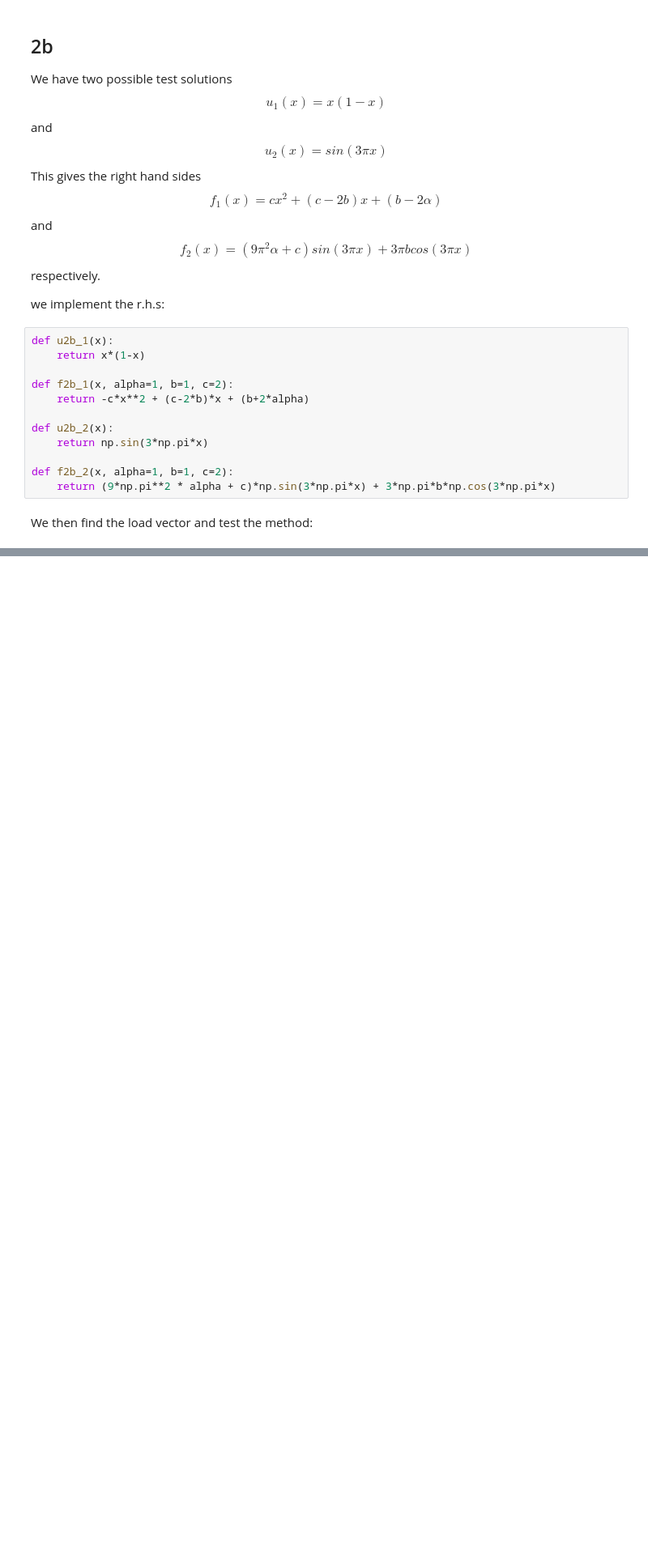
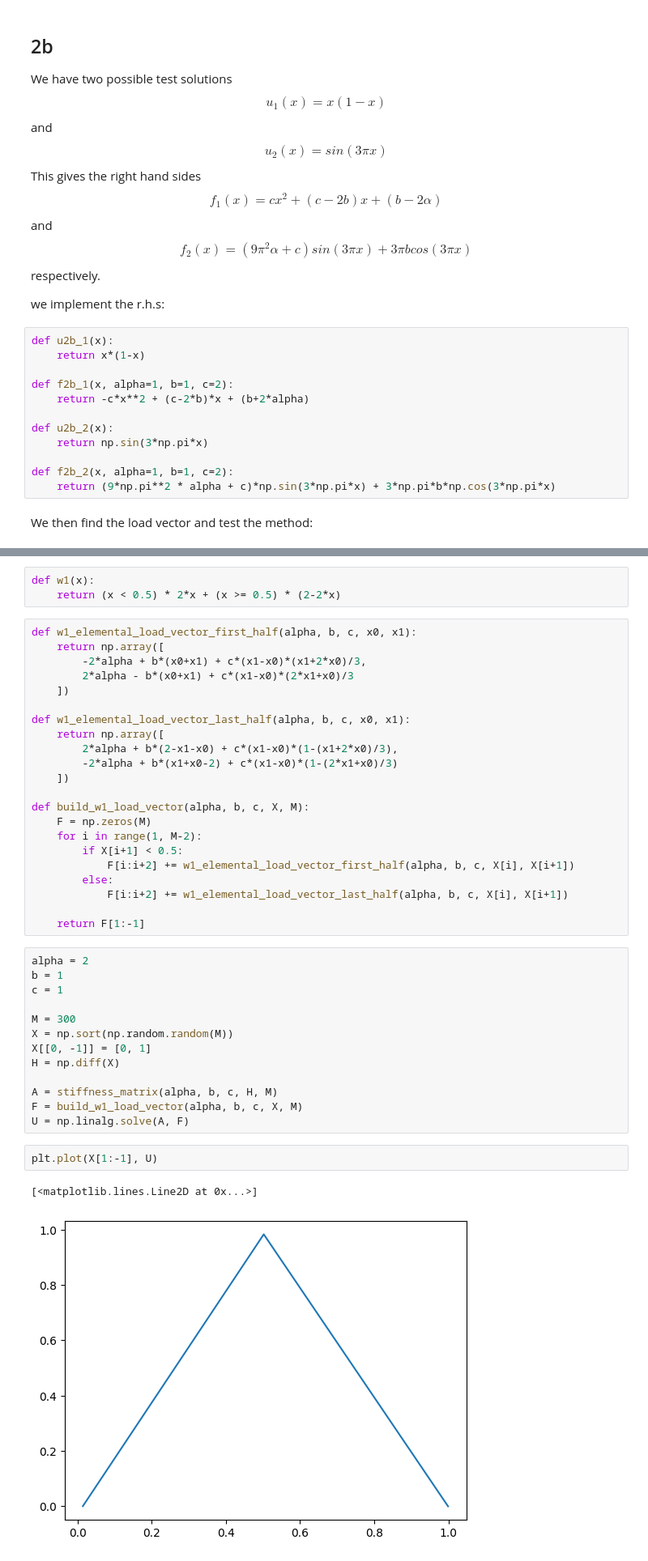
Before and after one commit to martinsw01/numdiff_p2, a Jupyter notebook: example.ipynb, the cells around one changed output, grey strips where cells are left out. Shown at 81% size. Drawn from its saved outputs; the diff is of its cells as text; blank space fills up the shorter version.

```diff
--- a/example.ipynb
+++ b/example.ipynb
@@ -143,0 +173,43 @@ plt.legend()
+# %%
+def w1(x):
+    return (x < 0.5) * 2*x + (x >= 0.5) * (2-2*x)
+# %%
+def w1_elemental_load_vector_first_half(alpha, b, c, x0, x1):
+    return np.array([
+        -2*alpha + b*(x0+x1) + c*(x1-x0)*(x1+2*x0)/3,
+        2*alpha - b*(x0+x1) + c*(x1-x0)*(2*x1+x0)/3
+    ])
+
+def w1_elemental_load_vector_last_half(alpha, b, c, x0, x1):
+    return np.array([
+        2*alpha + b*(2-x1-x0) + c*(x1-x0)*(1-(x1+2*x0)/3),
+        -2*alpha + b*(x1+x0-2) + c*(x1-x0)*(1-(2*x1+x0)/3)
+    ])
+
+def build_w1_load_vector(alpha, b, c, X, M):
+    F = np.zeros(M)
+    for i in range(1, M-2):
+        if X[i+1] < 0.5:
+            F[i:i+2] += w1_elemental_load_vector_first_half(alpha, b, c, X[i], X[i+1])
+        else:
+            F[i:i+2] += w1_elemental_load_vector_last_half(alpha, b, c, X[i], X[i+1])
+
+    return F[1:-1]
+# %%
+alpha = 2
+b = 1
+c = 1
+
+M = 300
+X = np.sort(np.random.random(M))
+X[[0, -1]] = [0, 1]
+H = np.diff(X)
+
+A = stiffness_matrix(alpha, b, c, H, M)
+F = build_w1_load_vector(alpha, b, c, X, M)
+U = np.linalg.solve(A, F)
+# %%
+plt.plot(X[1:-1], U)
+# %% [output]
+[<matplotlib.lines.Line2D at 0x...>]
+[figure, added]
```
Also changed, not shown: parts of 5 cells of this notebook.
